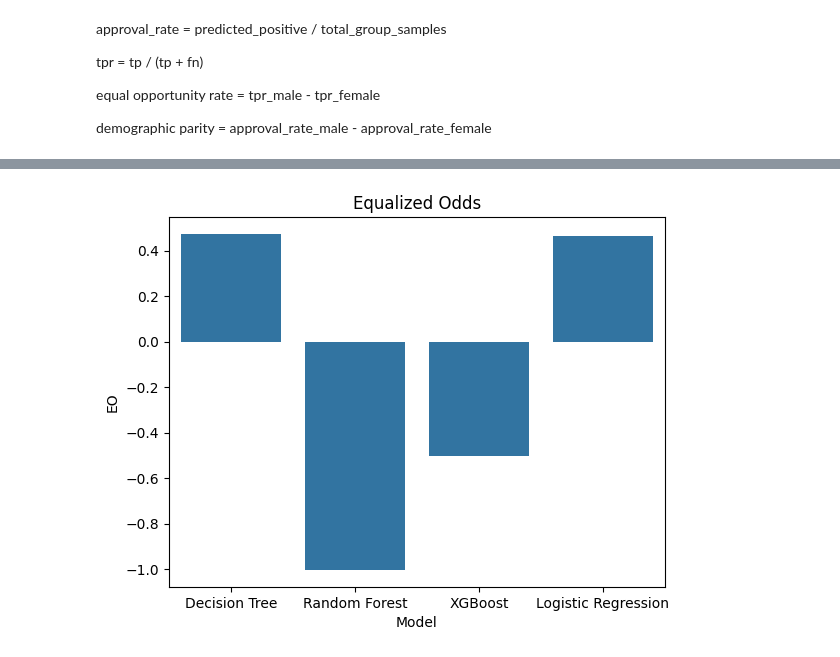
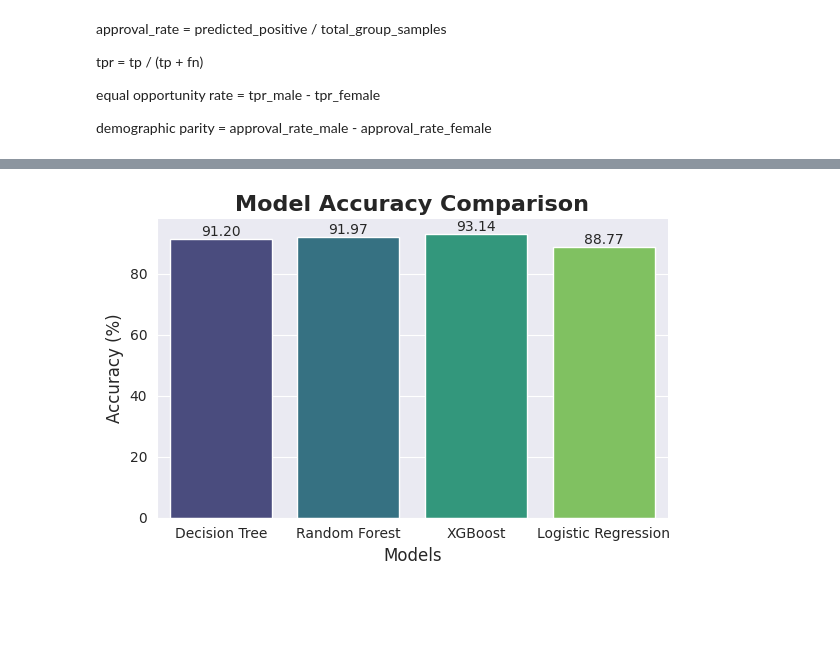
Before and after one commit to 3Techies/Bias-Detection-ML-models, a Jupyter notebook: notebooks/02_baseline_model.ipynb, the cells around one changed output, grey strips where cells are left out. Drawn from its saved outputs; the diff is of its cells as text; code cells hidden in the pictures; blank space fills up the shorter version.

```diff
--- a/notebooks/02_baseline_model.ipynb
+++ b/notebooks/02_baseline_model.ipynb
@@ -112,11 +112,7 @@ xgb_model = XGBClassifier(
     colsample_bytree=0.8,
     objective='binary:logistic',
     random_state=42)
-gr_model = GradientBoostingClassifier(
-    n_estimators=100,
-    learning_rate=0.1,
-    max_depth=6
-)
+lr_model=LogisticRegression(max_iter=2000)
 # %%
 pipeline=Pipeline(
     steps=[
@@ -434,6 +421,26 @@ plt.show()
-# %%
-sns.barplot(model_results_df, x="Model", y="EO")
-plt.title("Equalized Odds")
-plt.show()
-# %% [output]
-[figure, removed]
+# %%
+plt.figure(figsize=(6,4))
+sns.set_style("darkgrid")
+ax = sns.barplot(
+    data=model_results_df,
+    x="Model",
+    y="Accuracy",
+    palette="viridis",
+    hue="Model",
+    legend=False
+)
+plt.title("Model Accuracy Comparison", fontsize=16, fontweight="bold")
+plt.xlabel("Models", fontsize=12)
+plt.ylabel("Accuracy (%)", fontsize=12)
+
+for p in ax.patches:
+    ax.annotate(f"{p.get_height():.2f}",
+                (p.get_x() + p.get_width()/2., p.get_height()),
+                ha="center",
+                va="bottom",
+                fontsize=10)
+sns.despine()
+plt.tight_layout()
+plt.show()
+# %% [output]
+[figure, added]
```
Also changed, not shown: parts of 14 cells of this notebook.
